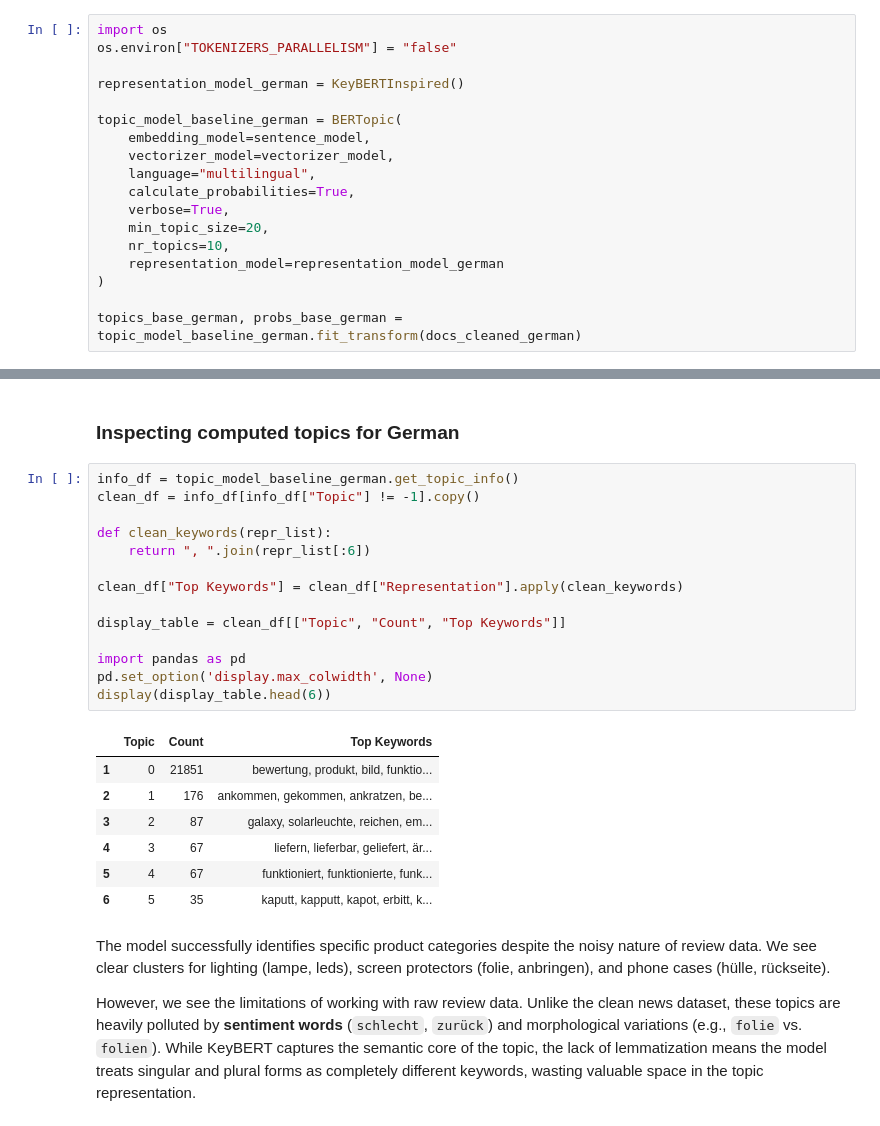
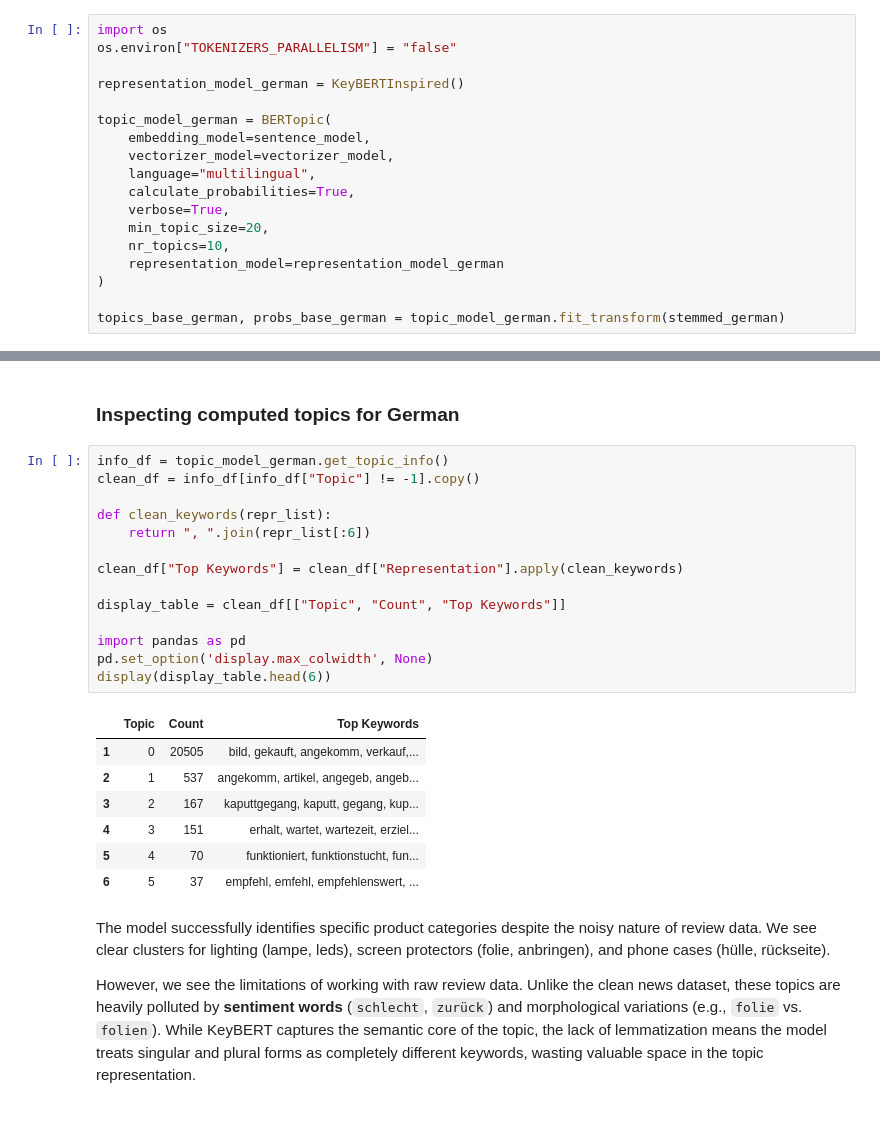
Before and after one commit to aeroonn/MachineLearning_NLP, a Jupyter notebook: diff_langs.ipynb, the cells around one changed output, grey strips where cells are left out. Drawn from its saved outputs; the diff is of its cells as text.

```diff
--- a/diff_langs.ipynb
+++ b/diff_langs.ipynb
@@ -109,7 +114,7 @@ os.environ["TOKENIZERS_PARALLELISM"] = "false"
 
 representation_model_german = KeyBERTInspired()
 
-topic_model_baseline_german = BERTopic(
+topic_model_german = BERTopic(
     embedding_model=sentence_model,
     vectorizer_model=vectorizer_model,
     language="multilingual",
@@ -120,5 +125,5 @@ topic_model_baseline_german = BERTopic(
     representation_model=representation_model_german
 )
 
-topics_base_german, probs_base_german = topic_model_baseline_german.fit_transform(docs_cleaned_german)
+topics_base_german, probs_base_german = topic_model_german.fit_transform(stemmed_german)
 # %% [output]
@@ -169,27 +174,27 @@ topics_base_french, probs_base_french = topic_model_baseline_french.fit_transfor
 # %% [markdown]
 ### **Inspecting computed topics for German**
 # %%
-info_df = topic_model_baseline_german.get_topic_info()
+info_df = topic_model_german.get_topic_info()
 clean_df = info_df[info_df["Topic"] != -1].copy()
 
 def clean_keywords(repr_list):
     return ", ".join(repr_list[:6])
 
 clean_df["Top Keywords"] = clean_df["Representation"].apply(clean_keywords)
 
 display_table = clean_df[["Topic", "Count", "Top Keywords"]]
 
 import pandas as pd
 pd.set_option('display.max_colwidth', None)
 display(display_table.head(6))
 # %% [output]
 |  | Topic | Count | Top Keywords |
-| 1 | 0 | 21851 | bewertung, produkt, bild, funktio... |
-| 2 | 1 | 176 | ankommen, gekommen, ankratzen, be... |
-| 3 | 2 | 87 | galaxy, solarleuchte, reichen, em... |
-| 4 | 3 | 67 | liefern, lieferbar, geliefert, är... |
-| 5 | 4 | 67 | funktioniert, funktionierte, funk... |
-| 6 | 5 | 35 | kaputt, kapputt, kapot, erbitt, k... |
+| 1 | 0 | 20505 | bild, gekauft, angekomm, verkauf,... |
+| 2 | 1 | 537 | angekomm, artikel, angegeb, angeb... |
+| 3 | 2 | 167 | kaputtgegang, kaputt, gegang, kup... |
+| 4 | 3 | 151 | erhalt, wartet, wartezeit, erziel... |
+| 5 | 4 | 70 | funktioniert, funktionstucht, fun... |
+| 6 | 5 | 37 | empfehl, emfehl, empfehlenswert, ... |
 # %% [markdown]
 The model successfully identifies specific product categories despite the noisy nature of review data. We see clear clusters for lighting (lampe, leds), screen protectors (folie, anbringen), and phone cases (hülle, rückseite).
 
```
Also changed, not shown: parts of 8 cells of this notebook, 1 other file.
